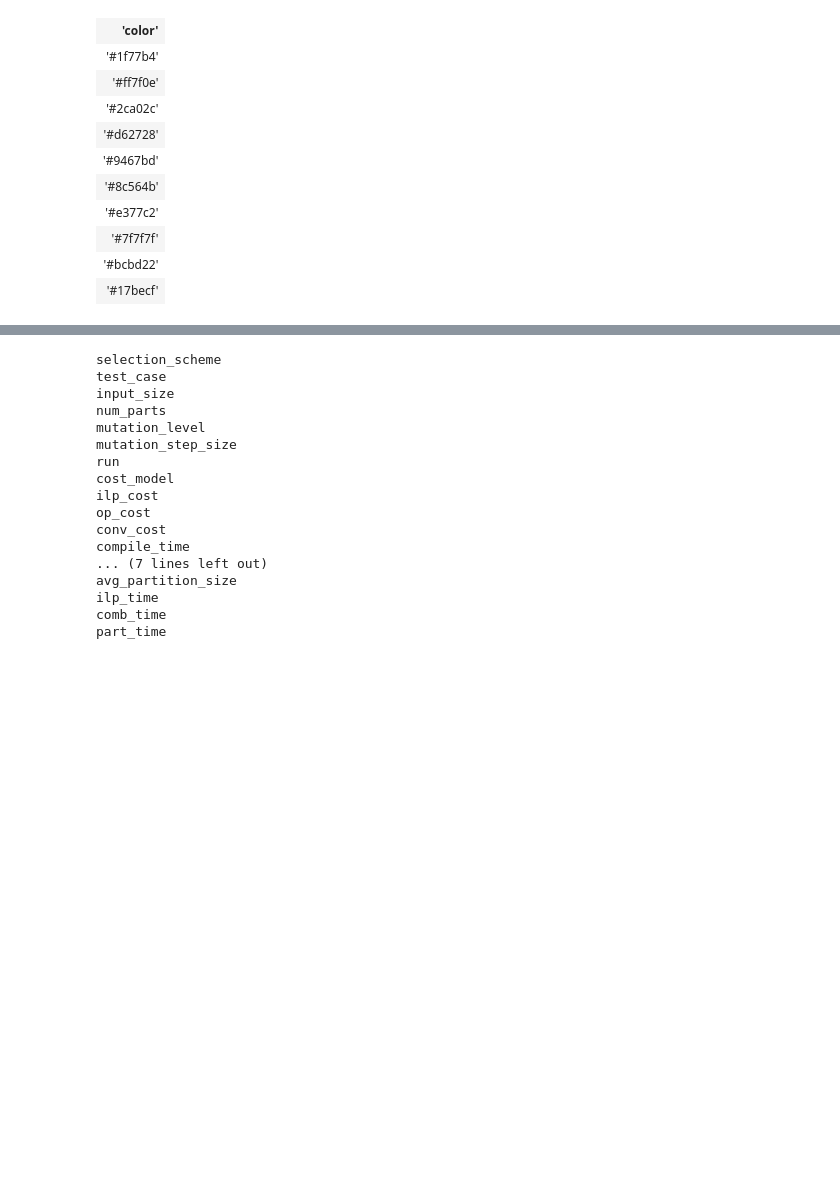
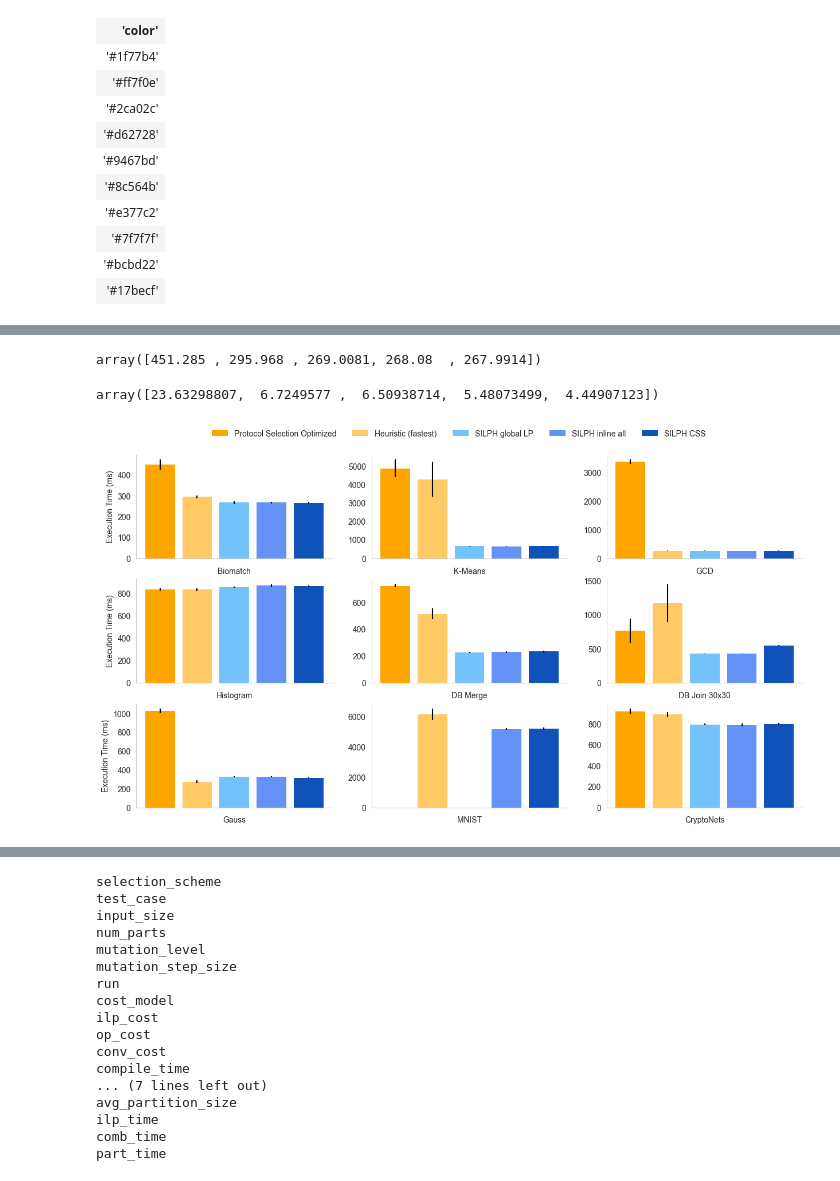
Before and after one commit to edwjchen/circ_benchmarks, a Jupyter notebook: analysis/analysis.ipynb, the cells around one changed output, grey strips where cells are left out. Cells and saved outputs as stored; diff of their text form; code cells hidden in the pictures; blank space fills up the shorter version.

```diff
--- a/analysis/analysis.ipynb
+++ b/analysis/analysis.ipynb
@@ -30,0 +196,40 @@ plt.rcParams['axes.prop_cycle']
+# %%
+data_lan[0]
+# %% [output]
+array([451.285 , 295.968 , 269.0081, 268.08  , 267.9914])
+# %%
+data_std_lan[0]
+# %% [output]
+array([23.63298807,  6.7249577 ,  6.50938714,  5.48073499,  4.44907123])
+# %%
+data_lan = np.array(data_lan)
+data_std_lan = np.array(data_std_lan)
+
+length = len(data_lan)
+x_labels = [clean_labels(i) for i in list(hycc_df.columns)]
+
+# Set plot parameters
+fig, axs = plt.subplots(3,3, figsize=(15, 8))
+x = np.arange(5)
+colors = ['#FFA500', '#FFC966', '#73C2FB', '#6593F5', '#0F52BA']
+labels = ['Protocol Selection Optimized', 'Heuristic (fastest)','SILPH global LP', 'SILPH inline all', 'SILPH CSS']
+benchmarks = [clean_labels(i) for i in list(hycc_df.columns)]
+
+plots = []
+for i, ax in enumerate(axs.flat):
+    plots.append(ax.bar(x, data_lan[i], color=colors, yerr=data_std_lan[i]))
+    ax.set_xticklabels([])
+    ax.set_xlabel(benchmarks[i])
+
+# set labels
+# plt.setp(axs[-1, :], xlabel='Benchmarks')
+plt.setp(axs[:, 0], ylabel='Execution Time (ms)')
+leg = fig.legend([x[0] for x in plots], labels, loc='upper center', bbox_to_anchor=(0.5, 0.95), ncol=5)
+
+for i, c in enumerate(colors):
+    leg.legendHandles[i].set_color(c)
+
+plt.show()
+fig.savefig("lan_square.pdf")
+# %% [output]
+[figure, added]
```
Also changed, not shown: parts of 18 cells of this notebook, 12 other files.
